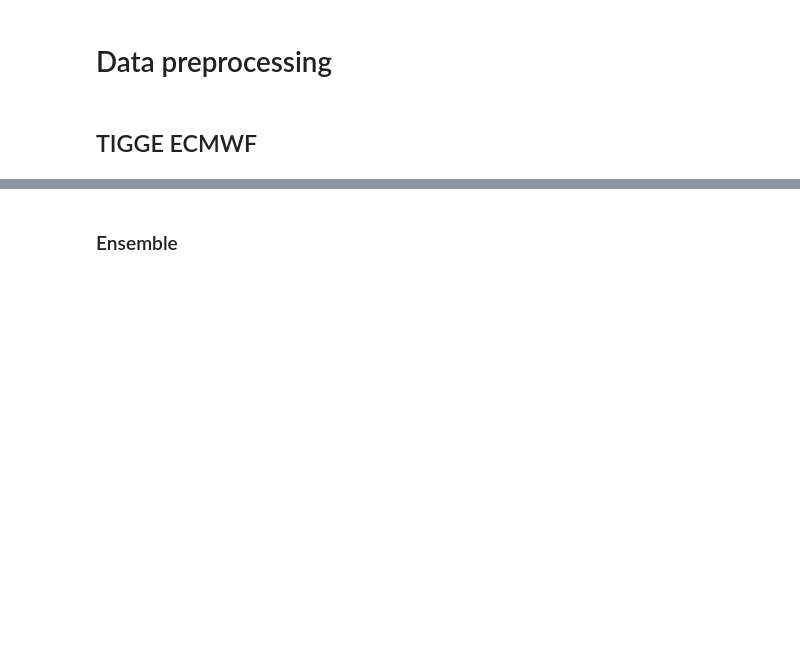
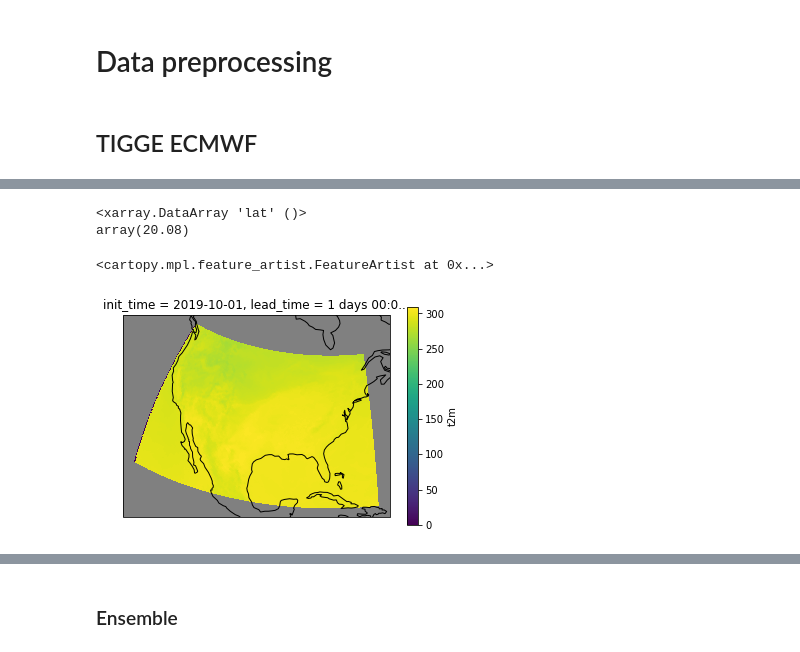
Before and after one commit to raspstephan/nwp-downscale, a Jupyter notebook: notebooks/01-Initial_EDA.ipynb, the cells around one changed output, grey strips where cells are left out. Cells and saved outputs as stored; diff of their text form; code cells hidden in the pictures; blank space fills up the shorter version.

Commit message:
some data exploration of the ctrl tigge data added

```diff
--- a/notebooks/01-Initial_EDA.ipynb
+++ b/notebooks/01-Initial_EDA.ipynb
@@ -22,0 +25,3 @@ states_provinces = cfeature.NaturalEarthFeature(
+# %%
+tigge_ctrl = xr.open_mfdataset("/datadrive/tigge/16km/2m_temperature/2019-10.nc")
+tigge_ctrl
@@ -22,0 +50,15 @@ states_provinces = cfeature.NaturalEarthFeature(
+# %%
+tigge_ctrl.lat.min()
+# %% [output]
+<xarray.DataArray 'lat' ()>
+array(20.08)
+# %%
+tigge_2dslice = tigge_ctrl.t2m.isel(lead_time=4, init_time=0)
+p = tigge_2dslice.plot(
+    subplot_kws=dict(projection=ccrs.Orthographic(-80, 35), facecolor="gray"),
+    transform=ccrs.PlateCarree(),)
+#p.axes.set_global()
+p.axes.coastlines()
+# %% [output]
+<cartopy.mpl.feature_artist.FeatureArtist at 0x...>
+[figure, added]
```
Also changed, not shown: parts of 8 cells of this notebook.
